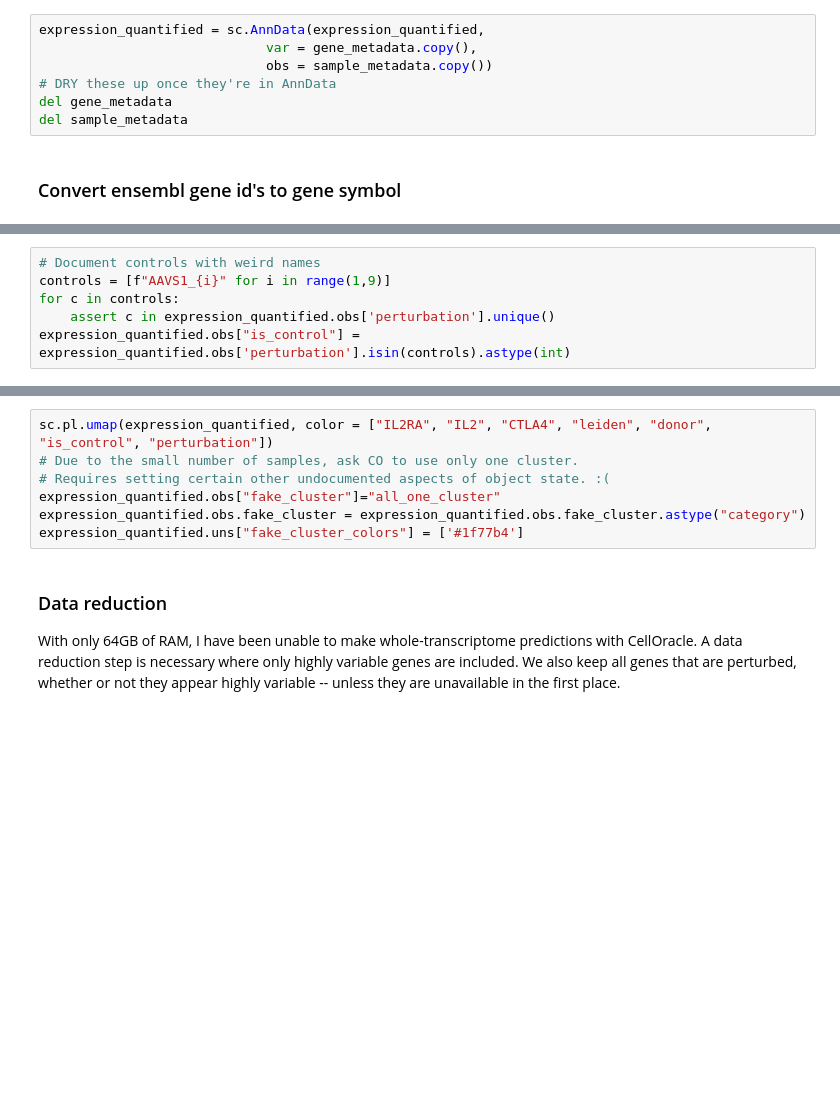
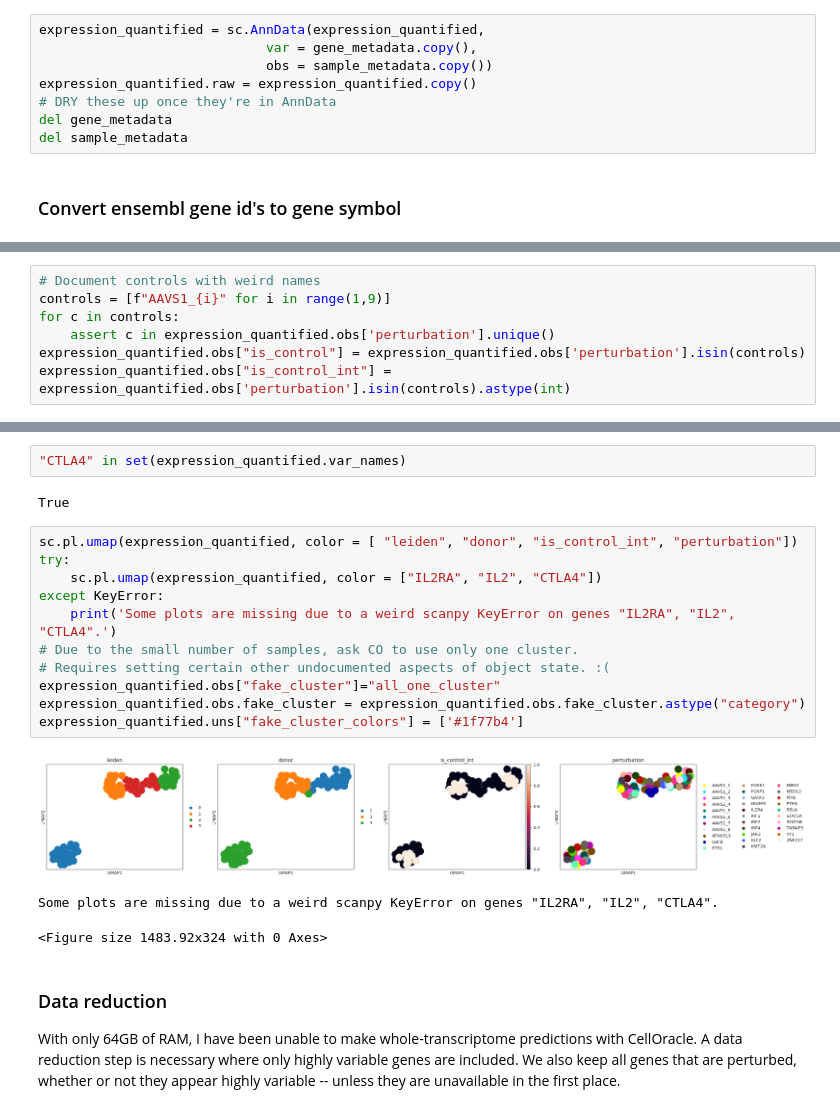
Before and after one commit to ekernf01/perturbation_data, a Jupyter notebook: setup/freimer.ipynb, the cells around one changed output, grey strips where cells are left out. Saved outputs shown, nothing was run; the diff lists cells and outputs as text; blank space fills up the shorter version.

Commit message:
Enforce new expectations on perturbation data format

```diff
--- a/setup/freimer.ipynb
+++ b/setup/freimer.ipynb
@@ -84,6 +84,7 @@ sample_metadata
 expression_quantified = sc.AnnData(expression_quantified,
                              var = gene_metadata.copy(),
                              obs = sample_metadata.copy())
+expression_quantified.raw = expression_quantified.copy()
 # DRY these up once they're in AnnData
 del gene_metadata
 del sample_metadata
@@ -98,7 +107,8 @@ display(expression_quantified.var_names[0:5])
 controls = [f"AAVS1_{i}" for i in range(1,9)]
 for c in controls:
     assert c in expression_quantified.obs['perturbation'].unique()
-expression_quantified.obs["is_control"] = expression_quantified.obs['perturbation'].isin(controls).astype(int)
+expression_quantified.obs["is_control"] = expression_quantified.obs['perturbation'].isin(controls)
+expression_quantified.obs["is_control_int"] = expression_quantified.obs['perturbation'].isin(controls).astype(int)
 # %%
 sc.pp.normalize_total(expression_quantified, target_sum=1e4)
 sc.pp.log1p(expression_quantified)
@@ -113,10 +125,22 @@ sc.tl.leiden(expression_quantified)
+# %%
+"CTLA4" in set(expression_quantified.var_names)
+# %% [output]
+True
 # %%
-sc.pl.umap(expression_quantified, color = ["IL2RA", "IL2", "CTLA4", "leiden", "donor", "is_control", "perturbation"])
+sc.pl.umap(expression_quantified, color = [ "leiden", "donor", "is_control_int", "perturbation"])
+try:
+    sc.pl.umap(expression_quantified, color = ["IL2RA", "IL2", "CTLA4"])
+except KeyError:
+    print('Some plots are missing due to a weird scanpy KeyError on genes "IL2RA", "IL2", "CTLA4".')
 # Due to the small number of samples, ask CO to use only one cluster.
 # Requires setting certain other undocumented aspects of object state. :(
 expression_quantified.obs["fake_cluster"]="all_one_cluster"
 expression_quantified.obs.fake_cluster = expression_quantified.obs.fake_cluster.astype("category")
 expression_quantified.uns["fake_cluster_colors"] = ['#1f77b4']
+# %% [output]
+[figure, added]
+Some plots are missing due to a weird scanpy KeyError on genes "IL2RA", "IL2", "CTLA4".
+<Figure size 1483.92x324 with 0 Axes>
 # %% [markdown]
 ### Data reduction
 
```
Also changed, not shown: parts of 4 cells of this notebook, 7 other files.
